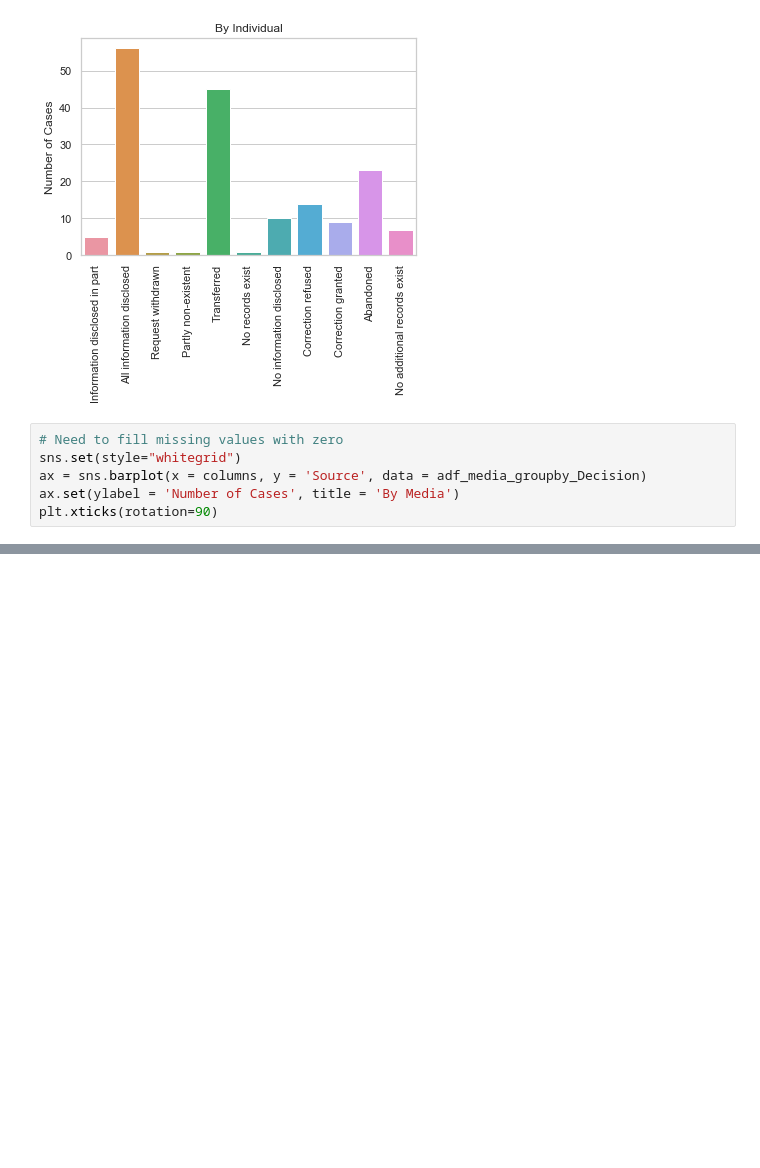
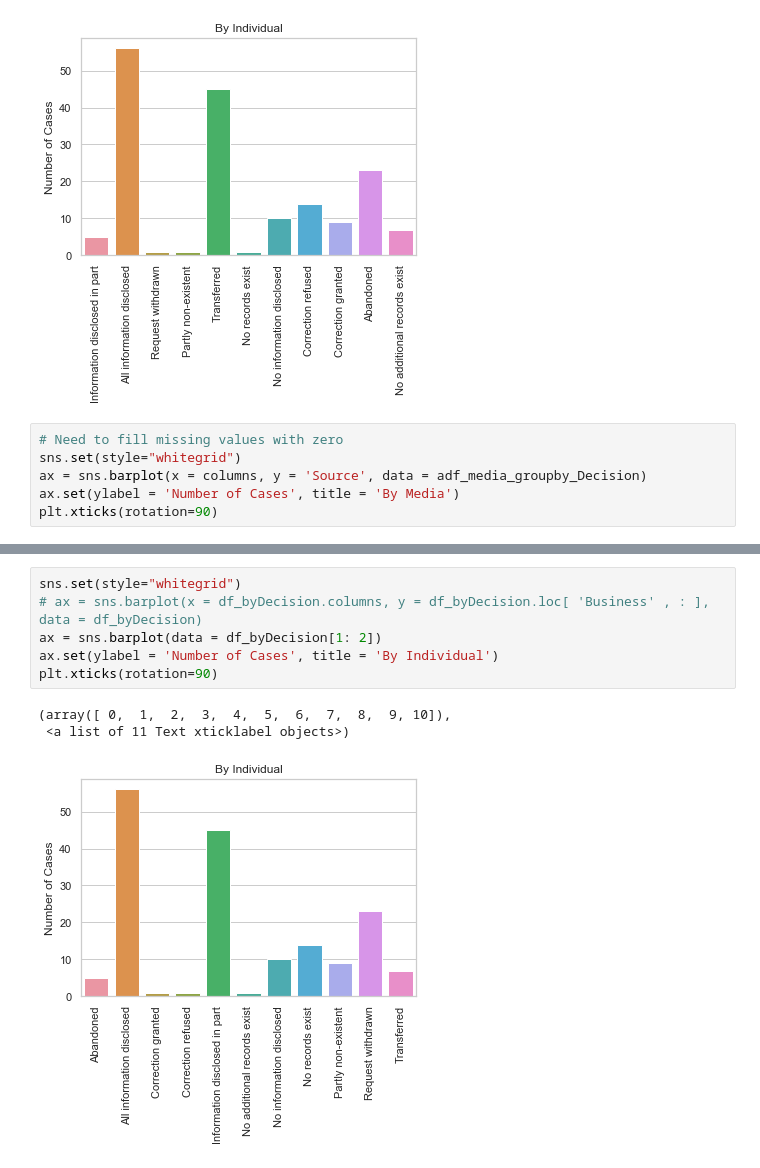
Before and after one commit to brodriguezmilla/foir, a Jupyter notebook: foir.ipynb, the cells around one changed output, grey strips where cells are left out. Cells and saved outputs as stored; diff of their text form; blank space fills up the shorter version.

```diff
--- a/foir.ipynb
+++ b/foir.ipynb
@@ -811,0 +951,10 @@ TypeError: 'Series' object cannot be interpreted as an integer
+# %%
+sns.set(style="whitegrid")
+# ax = sns.barplot(x = df_byDecision.columns, y = df_byDecision.loc[ 'Business' , : ], data = df_byDecision)
+ax = sns.barplot(data = df_byDecision[1: 2])
+ax.set(ylabel = 'Number of Cases', title = 'By Individual')
+plt.xticks(rotation=90)
+# %% [output]
+(array([ 0,  1,  2,  3,  4,  5,  6,  7,  8,  9, 10]),
+ <a list of 11 Text xticklabel objects>)
+[figure, added]
```
Also changed, not shown: parts of 67 cells of this notebook.
